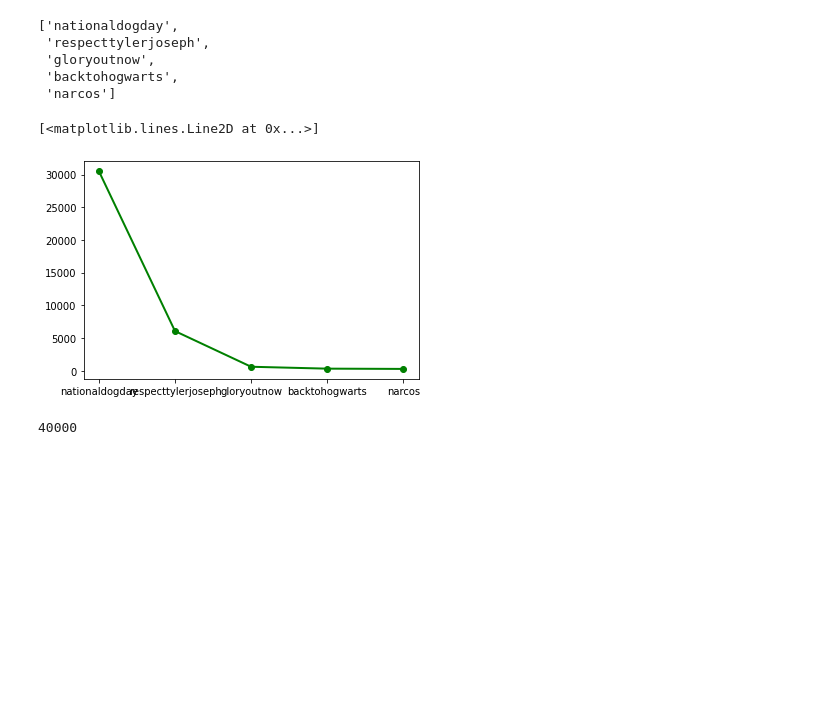
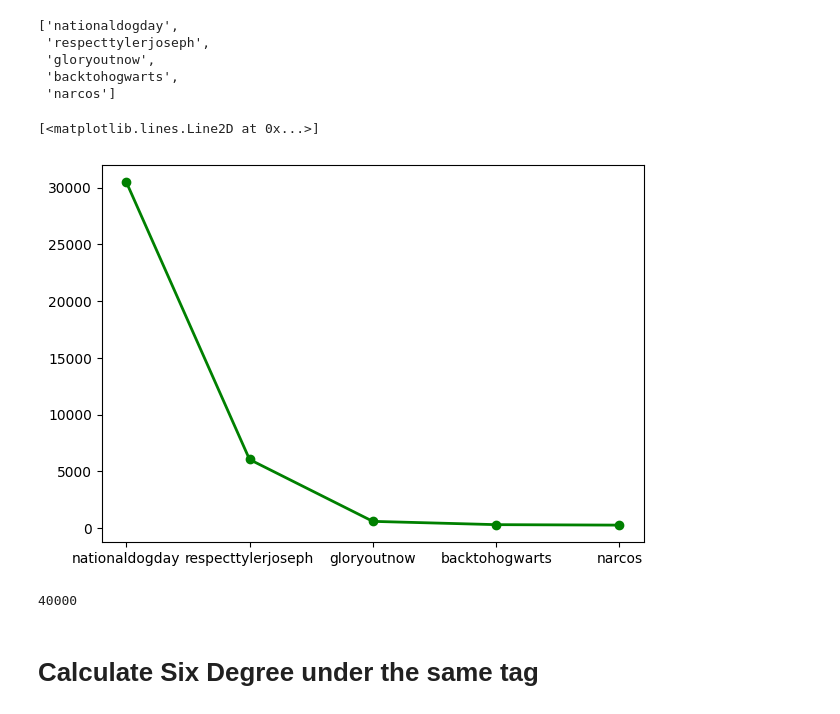
Before and after one commit to happygirlzt/six-degrees-of-separation-in-twitter, a Jupyter notebook: network_project.ipynb, the cells around one changed output. Drawn from its saved outputs; the diff is of its cells as text; code cells hidden in the pictures; blank space fills up the shorter version.

Commit message:
added visualization

```diff
--- a/network_project.ipynb
+++ b/network_project.ipynb
@@ -179,10 +180,12 @@ list(sorted_x)
  'backtohogwarts',
  'narcos']
 # %%
+fig, axes = plt.subplots(figsize=(7,5), dpi=100)
+
 plt.plot(sorted_x, sorted_y,'go-', label='line 1', linewidth=2)
 # %% [output]
 [<matplotlib.lines.Line2D at 0x...>]
-[figure, old version]
+[figure, new version]
 # %%
 # Generate the nodes and edges
 nodes=user_friends.keys()
@@ -226,4 +229,6 @@ def calculate_shortest_dist(this_tag):
 
     #print('Finished {} node'.format(count))
     count+=1
+# %% [markdown]
+# Calculate Six Degree under the same tag
 # %%
```
Also changed, not shown: parts of 35 cells of this notebook, 24 other files.
